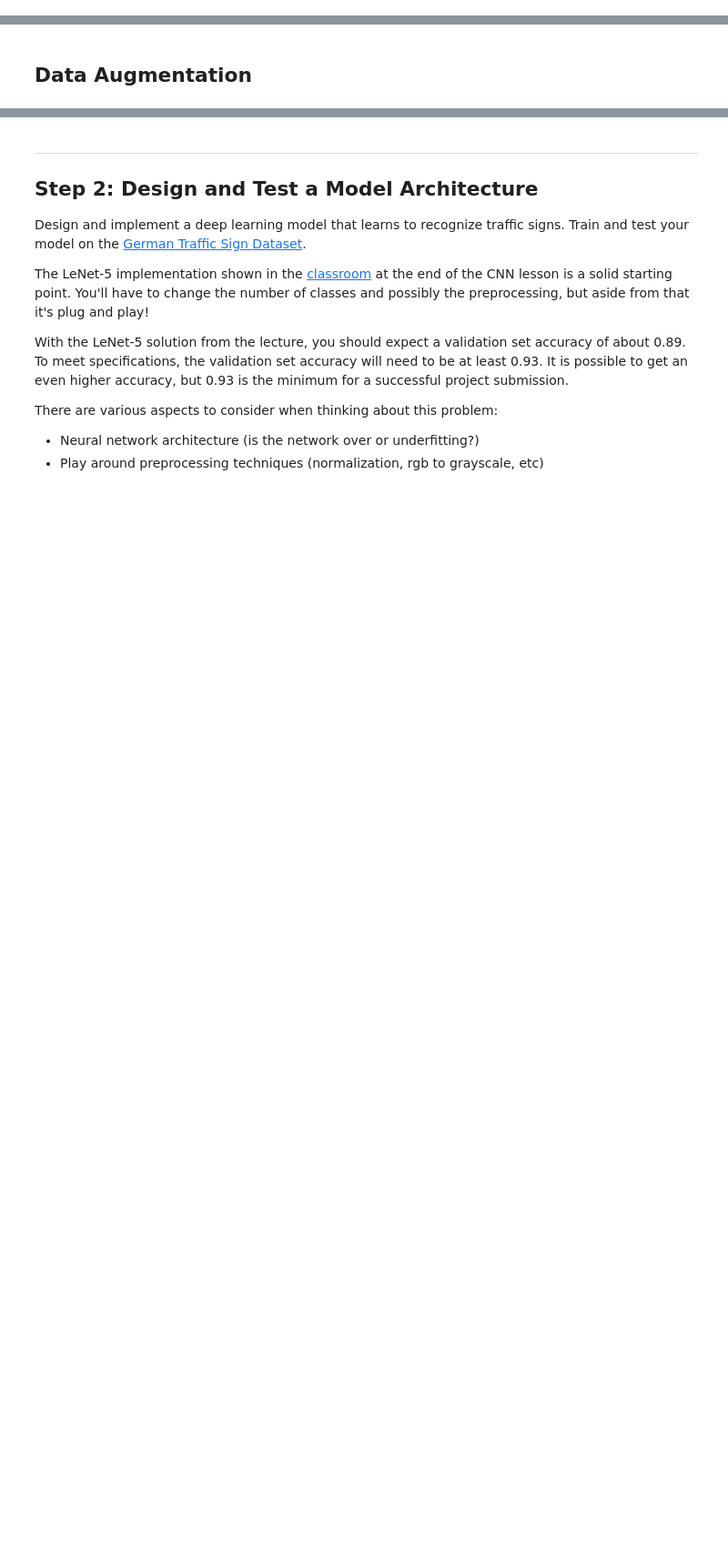
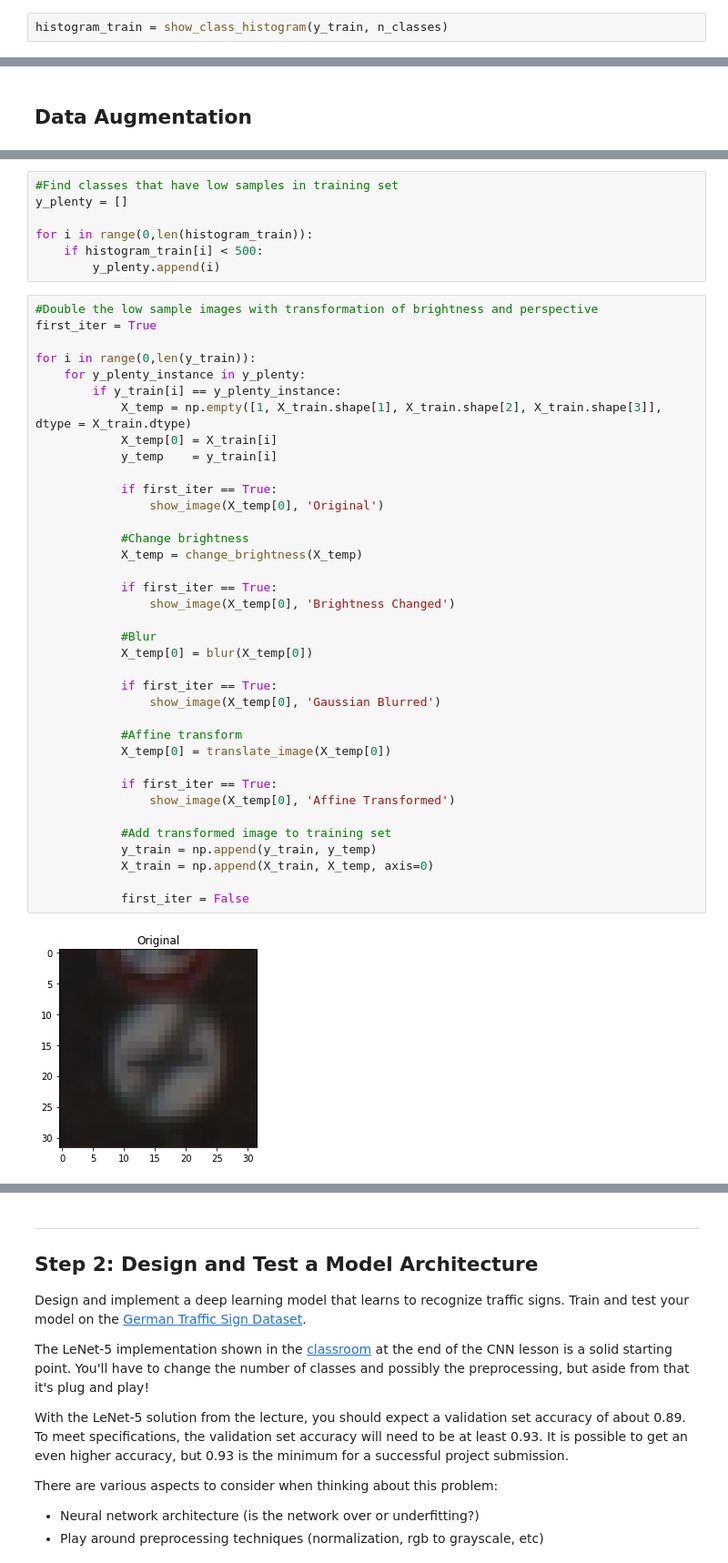
Before and after one commit to arif-makhdzir/SelfDrivingCarND-P2-TrafficSignClassifier, a Jupyter notebook: Traffic_Sign_Classifier.ipynb, the cells around one changed output, grey strips where cells are left out. Shown at 91% size. Drawn from its saved outputs; the diff is of its cells as text; blank space fills up the shorter version.

```diff
--- a/Traffic_Sign_Classifier.ipynb
+++ b/Traffic_Sign_Classifier.ipynb
@@ -133,0 +136,2 @@ plt.show()
+# %%
+histogram_train = show_class_histogram(y_train, n_classes)
@@ -160,0 +183,46 @@ for i in range(0,len(y_train)):
+# %%
+#Find classes that have low samples in training set
+y_plenty = []
+
+for i in range(0,len(histogram_train)):
+    if histogram_train[i] < 500:
+        y_plenty.append(i)
+# %%
+#Double the low sample images with transformation of brightness and perspective
+first_iter = True
+
+for i in range(0,len(y_train)):
+    for y_plenty_instance in y_plenty:
+        if y_train[i] == y_plenty_instance:
+            X_temp = np.empty([1, X_train.shape[1], X_train.shape[2], X_train.shape[3]], dtype = X_train.dtype)
+            X_temp[0] = X_train[i]
+            y_temp    = y_train[i]
+
+            if first_iter == True:
+                show_image(X_temp[0], 'Original')
+
+            #Change brightness
+            X_temp = change_brightness(X_temp)
+
+            if first_iter == True:
+                show_image(X_temp[0], 'Brightness Changed')
+
+            #Blur
+            X_temp[0] = blur(X_temp[0])
+
+            if first_iter == True:
+                show_image(X_temp[0], 'Gaussian Blurred')
+
+            #Affine transform
+            X_temp[0] = translate_image(X_temp[0])
+
+            if first_iter == True:
+                show_image(X_temp[0], 'Affine Transformed')
+
+            #Add transformed image to training set
+            y_train = np.append(y_train, y_temp)
+            X_train = np.append(X_train, X_temp, axis=0)
+
+            first_iter = False
+# %% [output]
+[figure, added]
```
Also changed, not shown: parts of 32 cells of this notebook.
